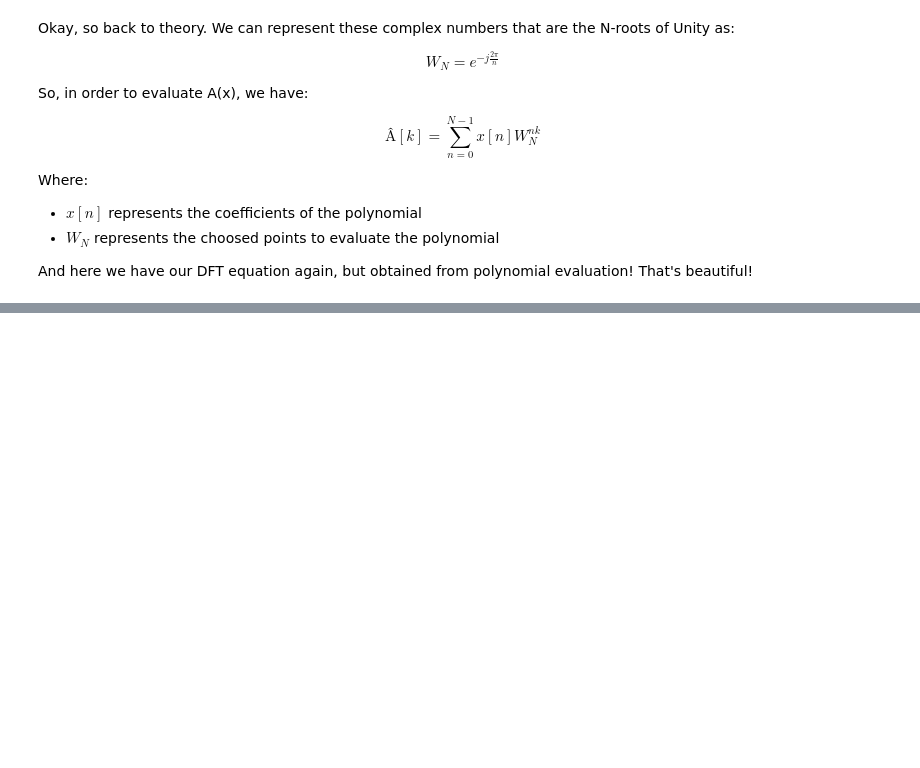
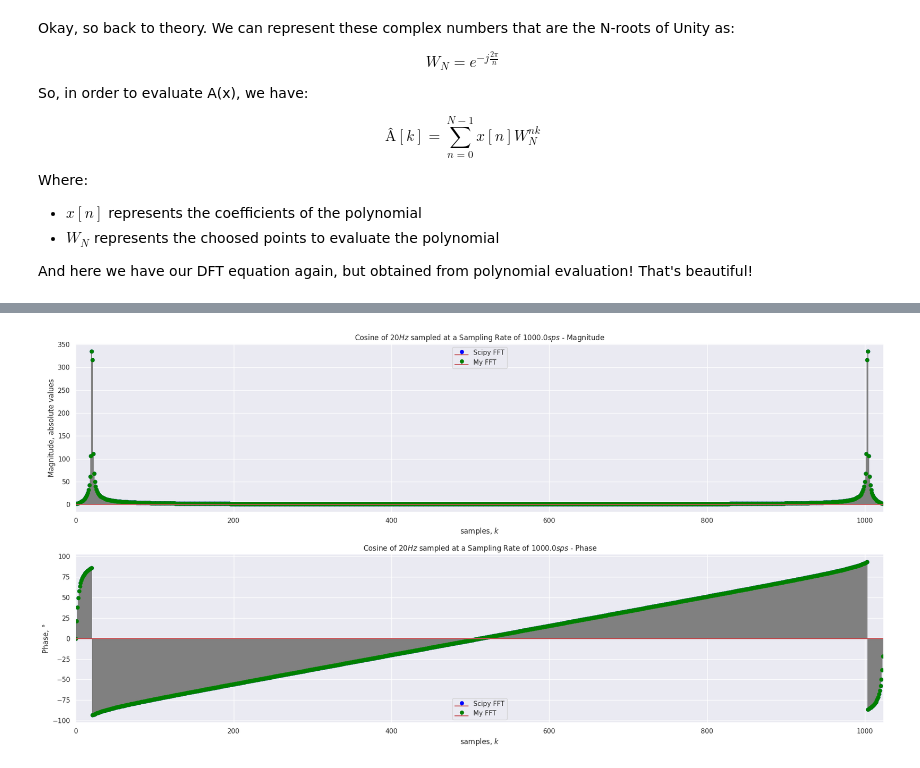
Before and after one commit to JoaoPi314/PDS-sampling-exercise, a Jupyter notebook: FFT implementation.ipynb, the cells around one changed output, grey strips where cells are left out. Saved outputs shown, nothing was run; the diff lists cells and outputs as text; code cells hidden in the pictures; blank space fills up the shorter version.

```diff
--- a/FFT implementation.ipynb
+++ b/FFT implementation.ipynb
@@ -228,0 +316,6 @@ The list of specifications will be granted with TDD (Test Driven Development). T
+# %%
+scipy_fft = fft(cosine)
+my_fft = my_fft_obj.fft_calc(cosine)
+plot_fft_comparison(scipy_fft, my_fft, n, f'Cosine of ${f}Hz$ sampled at a Sampling Rate of ${Fs}sps$')
+# %% [output]
+[figure, added]
```
Also changed, not shown: parts of 20 cells of this notebook, 2 other files.
